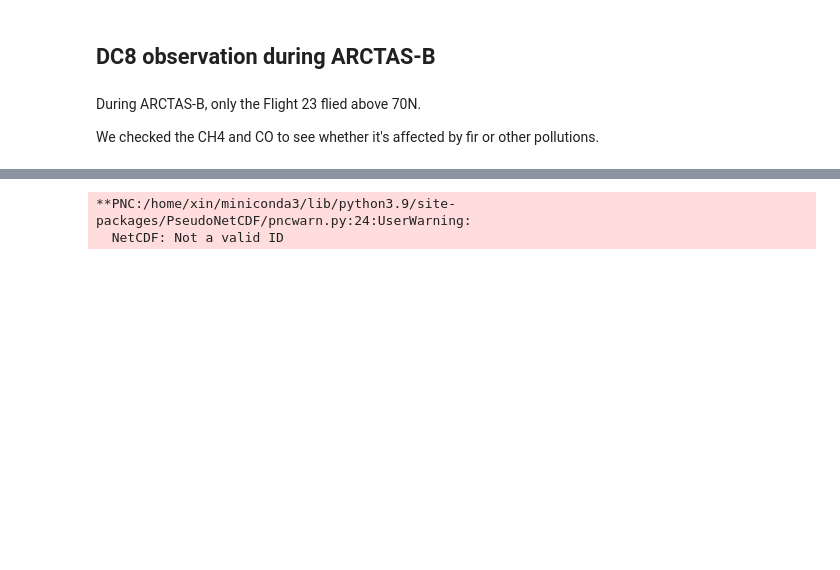
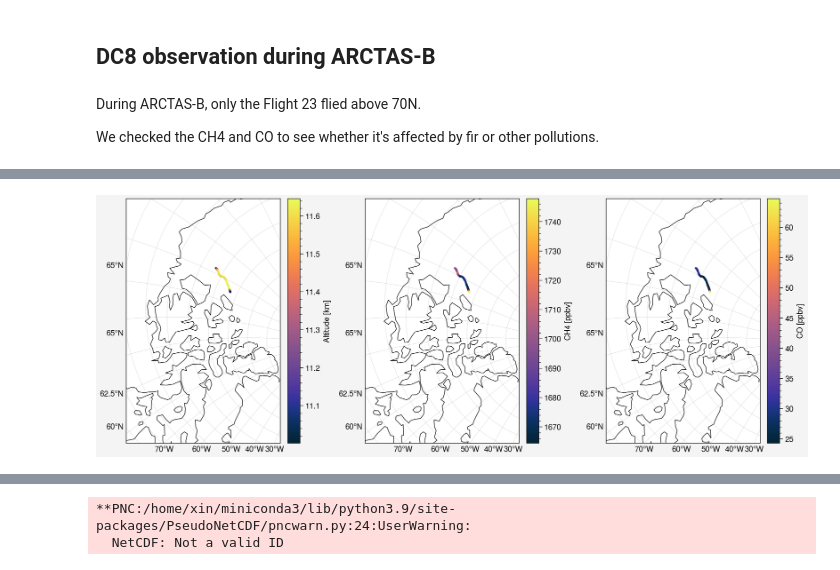
Before and after one commit to zxdawn/S5P-LNO2-Notebook, a Jupyter notebook: analysis/DC8_ECLIPSE.ipynb, the cells around one changed output, grey strips where cells are left out. Cells and saved outputs as stored; diff of their text form; code cells hidden in the pictures; blank space fills up the shorter version.

```diff
--- a/analysis/DC8_ECLIPSE.ipynb
+++ b/analysis/DC8_ECLIPSE.ipynb
@@ -11,0 +66,25 @@ import proplot as pplt
+# %%
+ut_mask = ds_dacom['GPS_ALT'] > 11e3
+ds_dacom_ut = ds_dacom.where(ut_mask, drop=True)
+# %%
+fig, axs = pplt.subplots(ncols=3, proj='stere')
+
+ax = axs[0]
+s = ax.scatter(ds_dacom_ut['LON'], ds_dacom_ut['LAT'], c=ds_dacom_ut['GPS_ALT']/1e3, cmap='Thermal', s=3)
+ax.colorbar([s], label='Altitude [km]')
+
+ax = axs[1]
+s = ax.scatter(ds_dacom_ut['LON'], ds_dacom_ut['LAT'], c=ds_dacom_ut['CH4_ppbv'], cmap='Thermal', s=3)
+ax.colorbar([s], label='CH4 [ppbv]')
+
+ax = axs[2]
+s = ax.scatter(ds_dacom_ut['LON'], ds_dacom_ut['LAT'], c=ds_dacom_ut['CO_ppbv'], cmap='Thermal', s=3)
+ax.colorbar([s], label='CO [ppbv]')
+
+
+axs.format(latlim=(65, 82), lonlim=(-140, -65),
+           labels=True,
+           coast=True,
+           )
+# %% [output]
+[figure, added]
```
Also changed, not shown: parts of 18 cells of this notebook.
